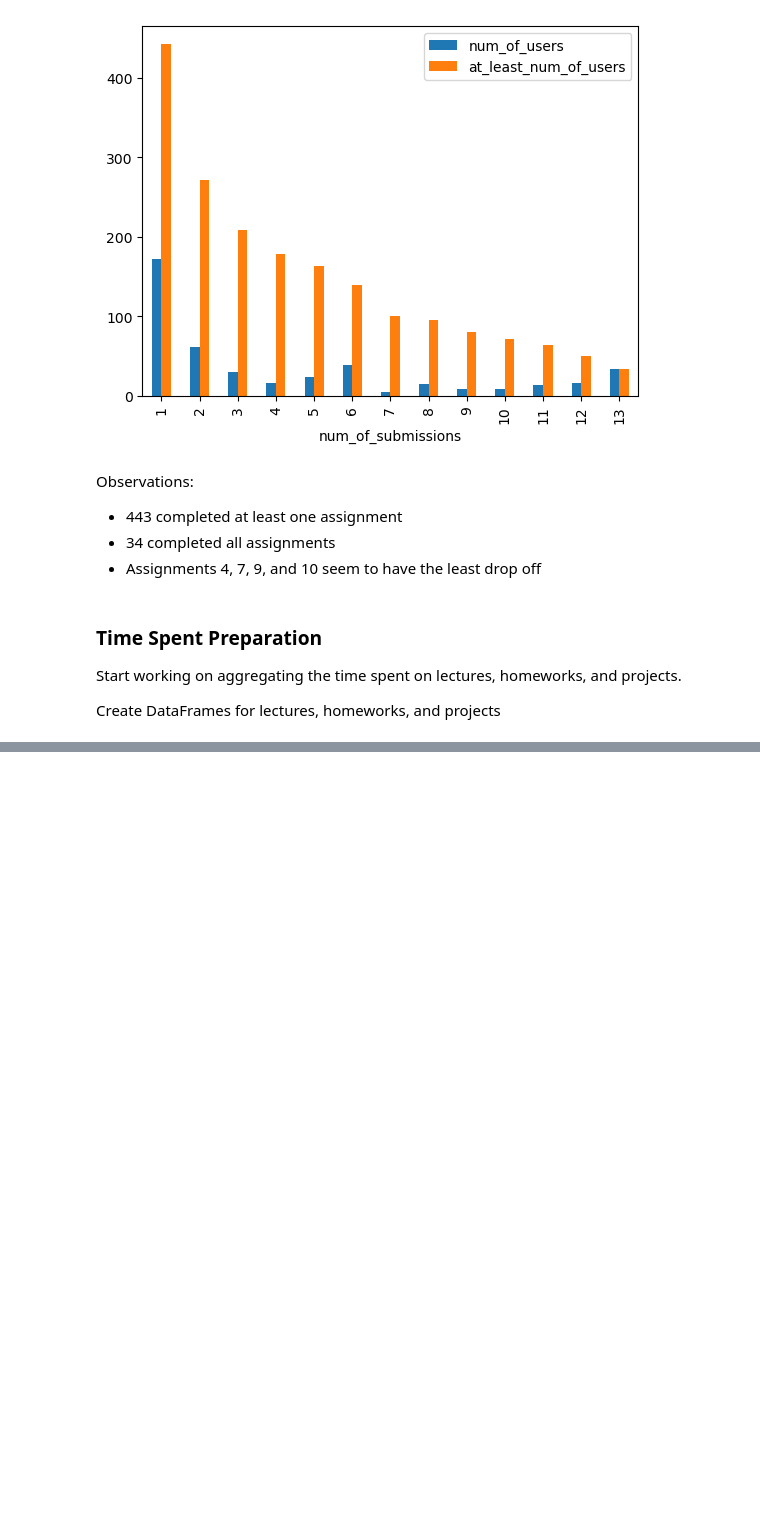
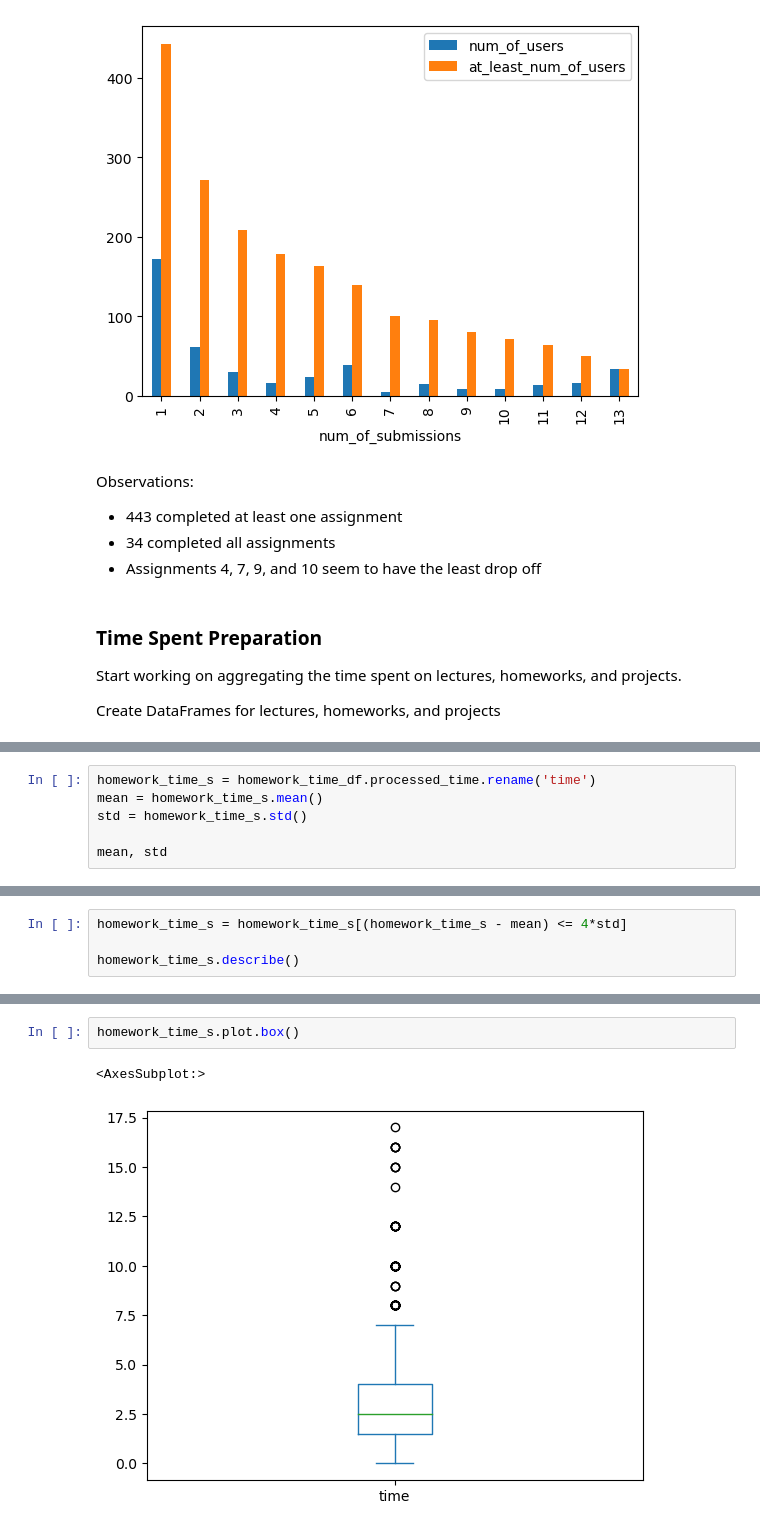
Before and after one commit to DeeGrant/ml-zoomcamp, a Jupyter notebook: stats/time-spent-2021.ipynb, the cells around one changed output, grey strips where cells are left out. Cells and saved outputs as stored; diff of their text form; blank space fills up the shorter version.

```diff
--- a/stats/time-spent-2021.ipynb
+++ b/stats/time-spent-2021.ipynb
@@ -253,0 +640,6 @@ Create DataFrames for lectures, homeworks, and projects
+# %%
+homework_time_s = homework_time_df.processed_time.rename('time')
+mean = homework_time_s.mean()
+std = homework_time_s.std()
+
+mean, std
@@ -253,0 +648,4 @@ Create DataFrames for lectures, homeworks, and projects
+# %%
+homework_time_s = homework_time_s[(homework_time_s - mean) <= 4*std]
+
+homework_time_s.describe()
@@ -253,0 +662,5 @@ Create DataFrames for lectures, homeworks, and projects
+# %%
+homework_time_s.plot.box()
+# %% [output]
+<AxesSubplot:>
+[figure, added]
```
Also changed, not shown: parts of 52 cells of this notebook.
